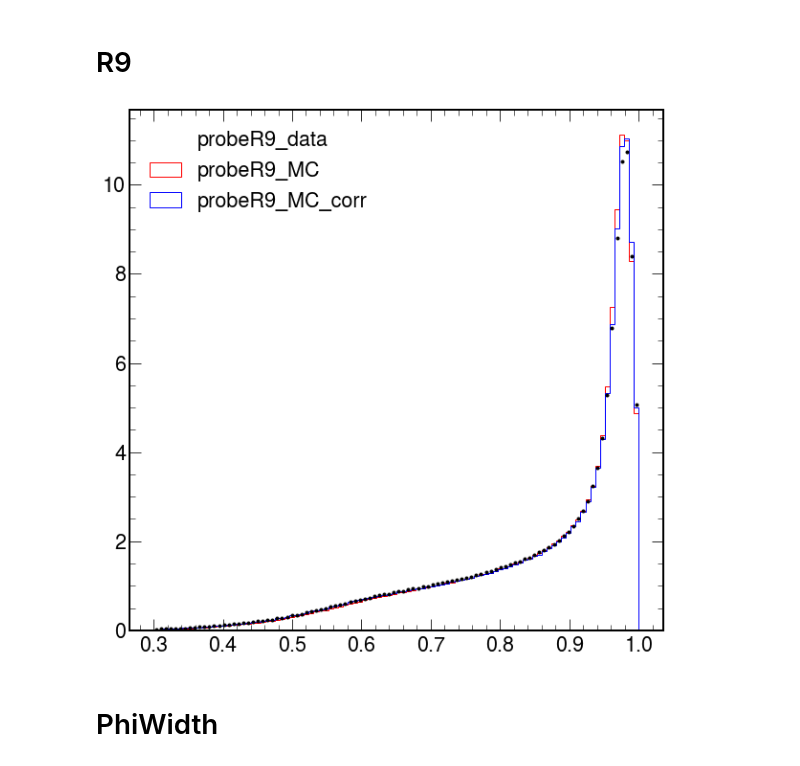
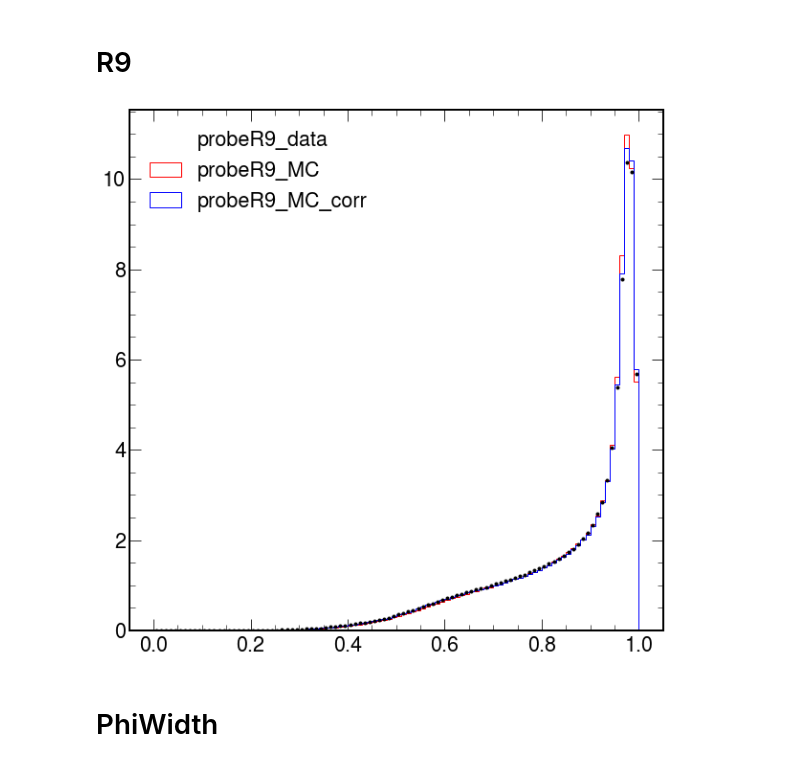
Before and after one commit to maxgalli/UsefulHEPScripts, a Jupyter notebook: TnP_2020/2017_plot_shapes.ipynb, the cells around one changed output. Drawn from its saved outputs; the diff is of its cells as text; code cells hidden in the pictures.

```diff
--- a/TnP_2020/2017_plot_shapes.ipynb
+++ b/TnP_2020/2017_plot_shapes.ipynb
@@ -132,12 +130,12 @@ plot_both_contributes((data_EB, data_EE), (df_EB, df_EE), 'probeS4', bins, rg, '
 # %% [markdown]
 # R9
 # %%
-rg = [0.3, 1.]
+rg = [0., 1.]
 bins = 100
 
 plot_contributes(data_EB, df_EB, 'probeR9', bins, rg, 'upper left')
 # %% [output]
-[figure, old version]
+[figure, new version]
 # %%
 rg = [0.25, 1.1]
 bins = 100
```
Also changed, not shown: parts of 2 cells of this notebook, 3 other files.
